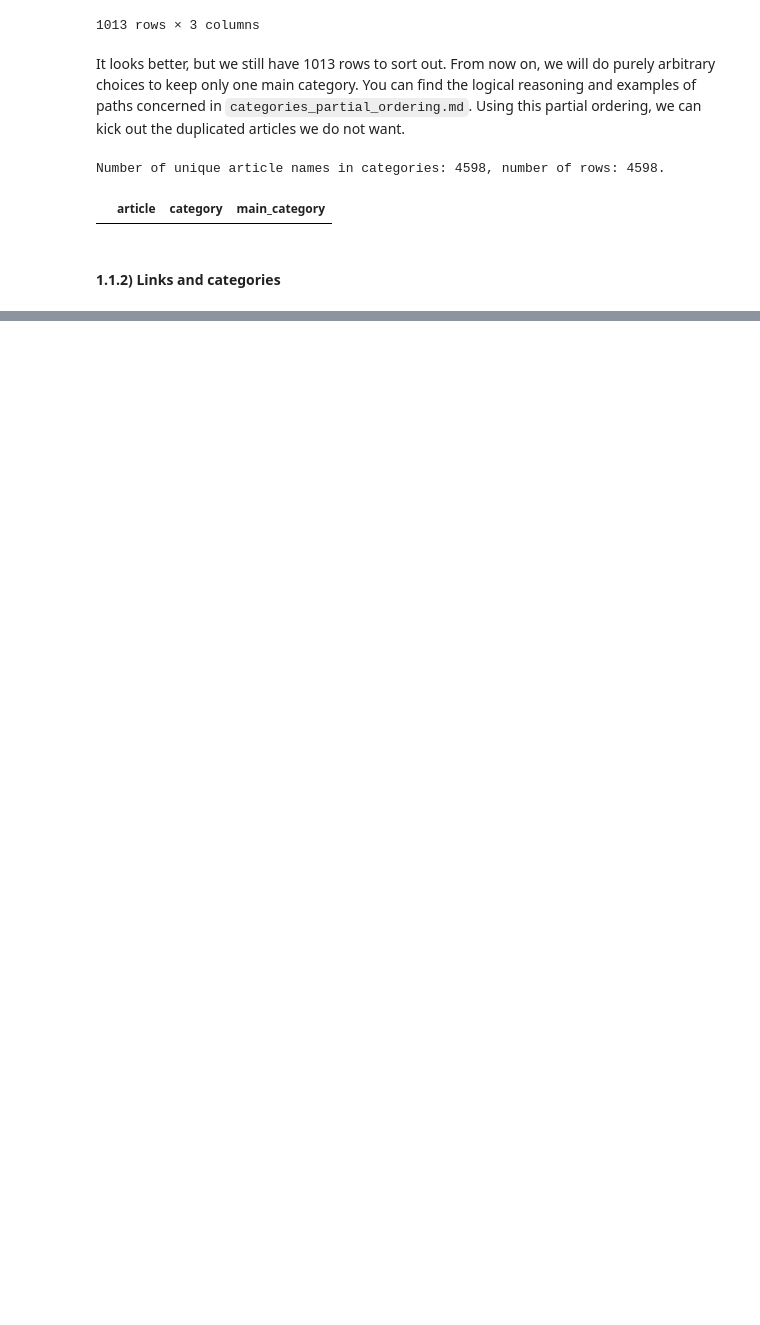
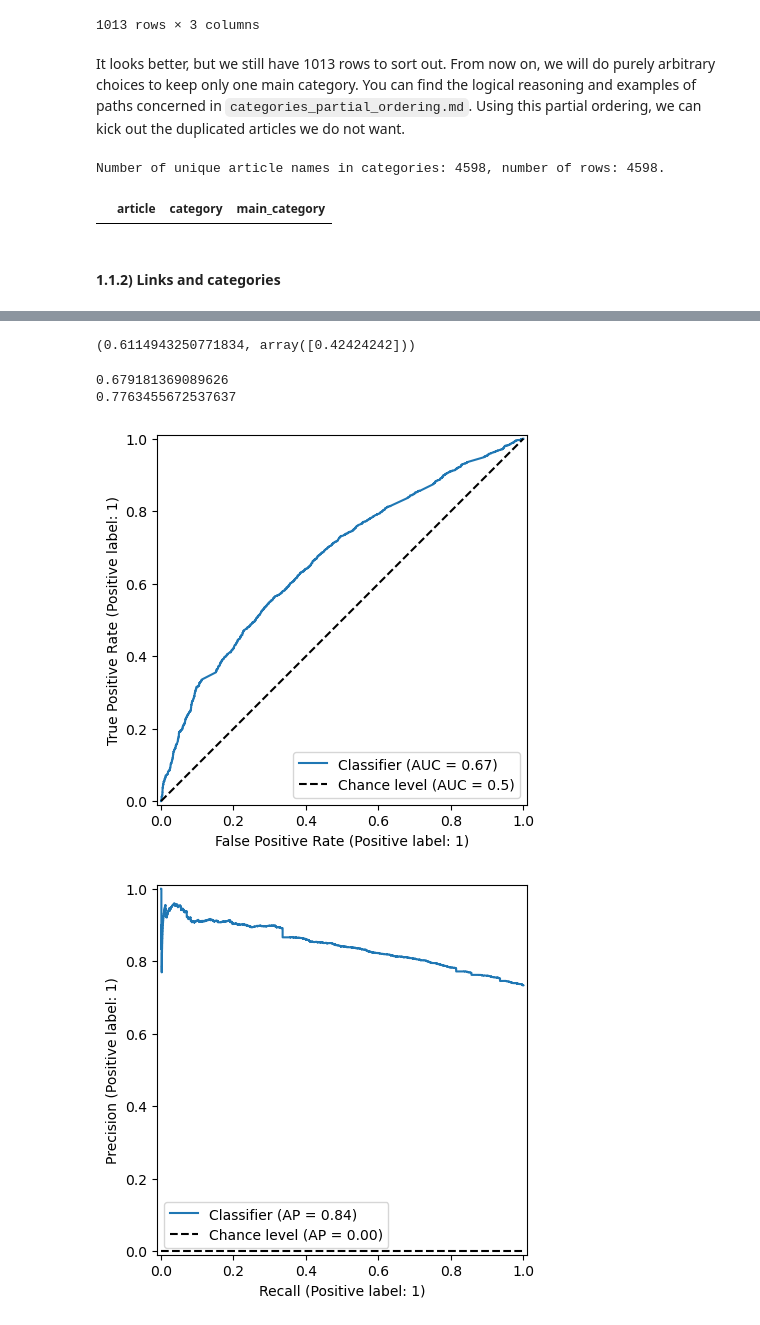
Before and after one commit to epfl-ada/ada-2024-project-outlier-1, a Jupyter notebook: part1_results.ipynb, the cells around one changed output, grey strips where cells are left out. Cells and saved outputs as stored; diff of their text form; code cells hidden in the pictures; blank space fills up the shorter version.

```diff
--- a/part1_results.ipynb
+++ b/part1_results.ipynb
@@ -822,0 +341,2 @@ np.exp(ll_full/ll_cat_full)
+# %%
+all_games = prepare_all_games(path_finished, path_unfinished, categories, links2007, articles2007)
@@ -822,0 +357,12 @@ np.exp(ll_full/ll_cat_full)
+# %%
+from sklearn.preprocessing import StandardScaler
+from sklearn.model_selection import train_test_split
+import statsmodels.api as sm
+
+X_cat = all_games[['shortest_path', 'links_to_target', 'catSource', 'catTarget']]
+y_cat = all_games[['finished?']]
+X_cat = pd.get_dummies(X_cat, columns=['catSource', 'catTarget'], drop_first=True)
+
+X_cat_train, X_cat_test, y_cat_train, y_cat_test = train_test_split(X_cat, y_cat, test_size=0.2, random_state=42)
+X_cat_valid, X_cat_test, y_cat_valid, y_cat_test = train_test_split(X_cat_test, y_cat_test, test_size=0.5, random_state=42)
+print(f"No. of training samples: {len(X_cat_train)} No. of validation samples: {len(X_cat_valid)} No. of testing samples: {len(X_cat_test)}")
@@ -822,0 +422,19 @@ np.exp(ll_full/ll_cat_full)
+# %%
+scaler = StandardScaler()
+
+X_cat_train[['links_to_target', 'shortest_path']] = scaler.fit_transform(X_cat_train[['links_to_target', 'shortest_path']])
+X_cat_valid[['links_to_target', 'shortest_path']]  = scaler.transform(X_cat_valid[['links_to_target', 'shortest_path']] )
+X_cat_test[['links_to_target', 'shortest_path']]  = scaler.transform(X_cat_test[['links_to_target', 'shortest_path']] )
+
+X_cat_train[[col for col in X_cat_train.columns if col!='links_to_target' and col!='shortest_path']] = (X_cat_train[[col for col in X_cat_train.columns if col!='links_to_target' and col!='shortest_path']]).astype(int)
+X_cat_valid[[col for col in X_cat_valid.columns if col!='links_to_target' and col!='shortest_path']]  = (X_cat_valid[[col for col in X_cat_valid.columns if col!='links_to_target' and col!='shortest_path']]).astype(int)
+X_cat_test[[col for col in X_cat_test.columns if col!='links_to_target' and col!='shortest_path']]  = (X_cat_test[[col for col in X_cat_test.columns if col!='links_to_target' and col!='shortest_path']]).astype(int)
+
+# X_cat_train[[col for col in X_cat_train]] = scaler.fit_transform(X_cat_train[[col for col in X_cat_train]])
+# X_cat_valid[[col for col in X_cat_valid]]  = scaler.transform(X_cat_valid[[col for col in X_cat_valid]] )
+# X_cat_test[[col for col in X_cat_test]]  = scaler.transform(X_cat_test[[col for col in X_cat_test]])
+
+
+X_cat_train = sm.add_constant(X_cat_train)
+X_cat_valid = sm.add_constant(X_cat_valid)
+X_cat_test = sm.add_constant(X_cat_test)
@@ -822,0 +453,7 @@ np.exp(ll_full/ll_cat_full)
+# %%
+
+from statsmodels.genmod.generalized_linear_model import GLM
+# log_reg_cat = sm.Logit(y_cat_train, X_cat_train).fit_regularized()#weigths=weights.values)
+log_reg_cat = GLM(y_cat_train, X_cat_train, family=sm.families.Binomial(), var_weights=weights).fit()
+# log_reg_cat = GLM(y_cat_train, X_cat_train, family=sm.families.Binomial()).fit()
+print(log_reg_cat.summary())
@@ -822,0 +516,24 @@ np.exp(ll_full/ll_cat_full)
+# %%
+
+x = np.linspace(0, 1, len(avg_f1))
+np.nanmax(avg_f1), x[np.where(np.nanmax(avg_f1)==avg_f1)[0]]
+# %% [output]
+(0.6114943250771834, array([0.42424242]))
+# %%
+y_cat_pred_p_test = log_reg_cat.predict(X_cat_test).values
+t = x[np.where(np.nanmax(avg_f1)==avg_f1)[0]]
+y_cat_pred_test = np.where(y_cat_pred_p_test>t, 1, 0)
+
+print(metrics.accuracy_score(y_cat_test, y_cat_pred_test))
+print(metrics.f1_score(y_cat_test, y_cat_pred_test))
+# %% [output]
+0.679181369089626
+0.7763455672537637
+# %%
+from sklearn.metrics import RocCurveDisplay, PrecisionRecallDisplay
+
+RocCurveDisplay.from_predictions(y_cat_test, y_cat_pred_p_test, plot_chance_level=True);
+PrecisionRecallDisplay.from_predictions(y_cat_test, y_cat_pred_p_test, plot_chance_level=True);
+# %% [output]
+[figure, added]
+[figure, added]
```
Also changed, not shown: parts of 92 cells of this notebook, 2 other files.
